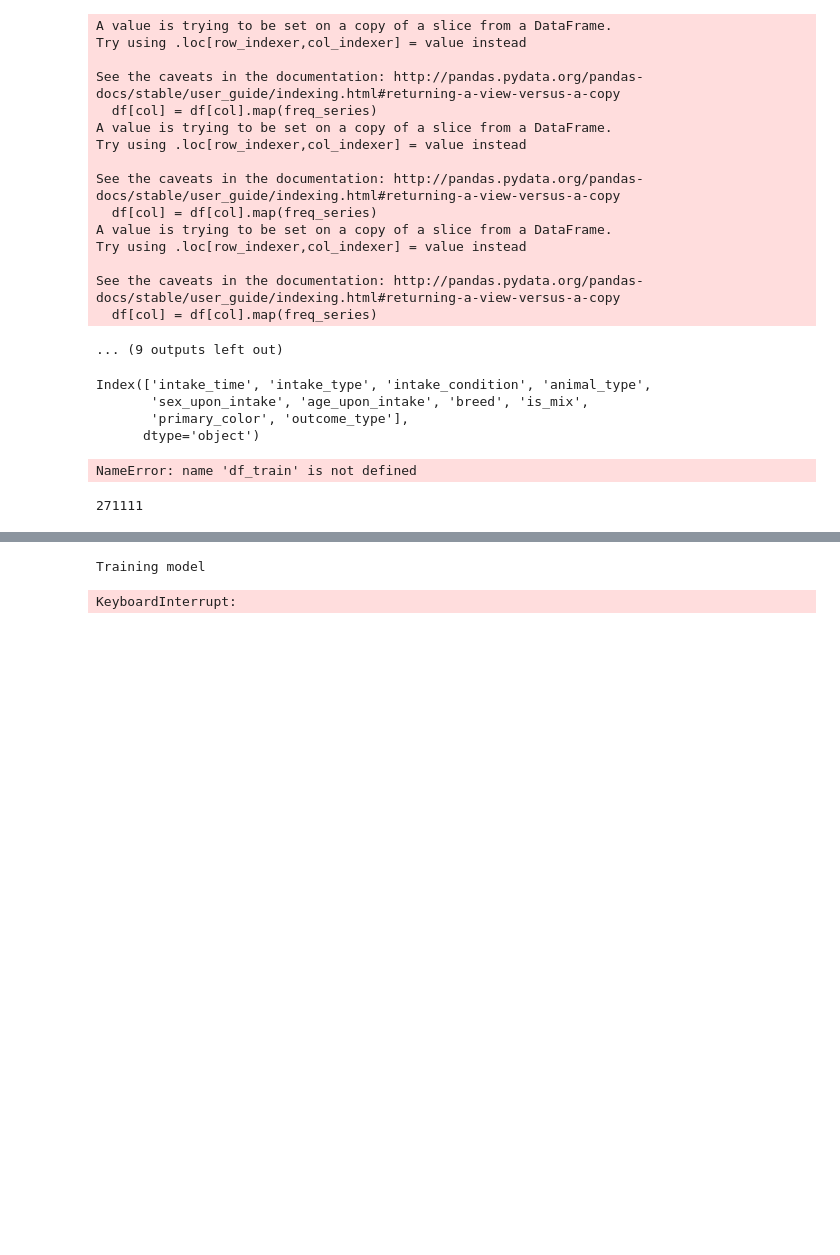
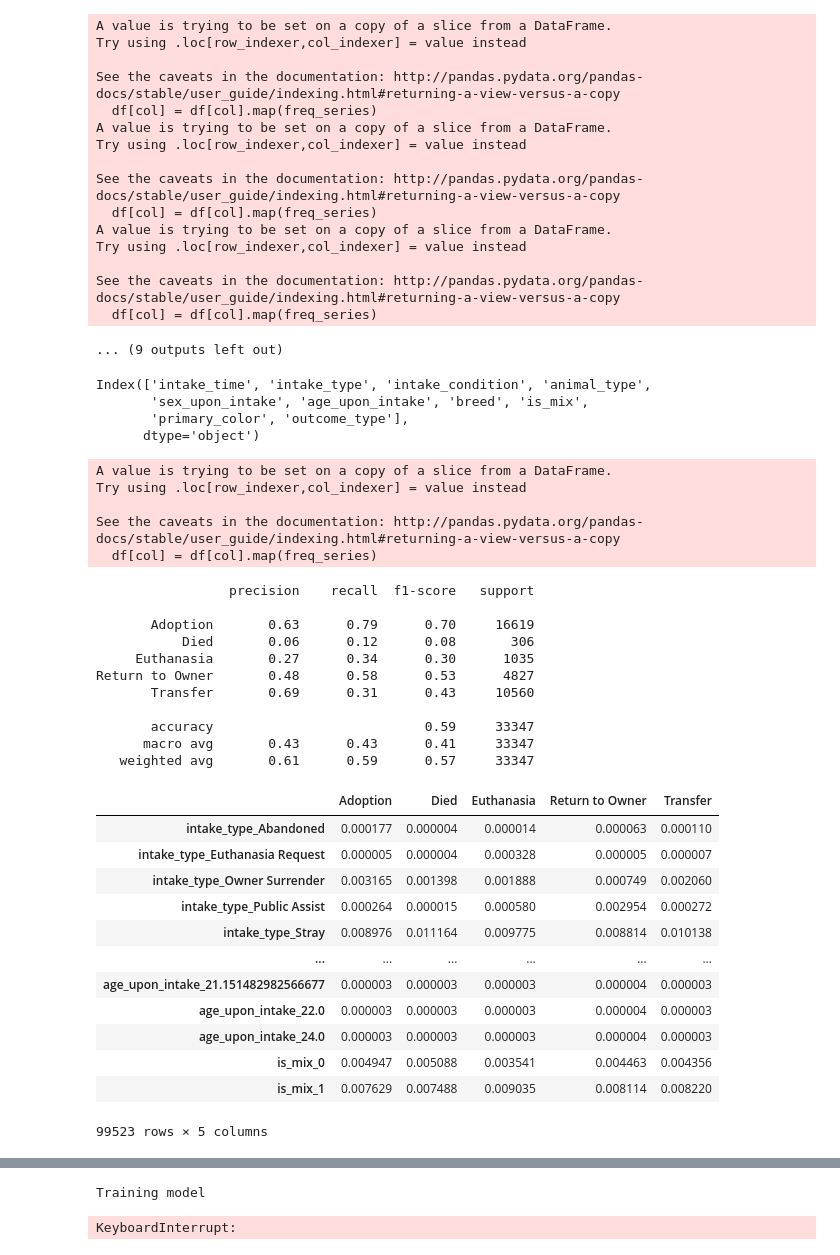
Before and after one commit to nneomaonochie/ml1-animal-data, a Jupyter notebook: naive_bayes.ipynb, the cells around one changed output, grey strips where cells are left out. Drawn from its saved outputs; the diff is of its cells as text; code cells hidden in the pictures; blank space fills up the shorter version.

```diff
--- a/naive_bayes.ipynb
+++ b/naive_bayes.ipynb
@@ -272,36 +272,59 @@ X_test_encoded = oh.transform(X_test_freq)
 
 # Predict
 y_pred = nb.predict(X_test_encoded)
 
 # Evaluate
 from sklearn.metrics import classification_report, confusion_matrix
 classification_report_with_accuracy_score(labels_test, y_pred)
 
 # Convert log probabilities to actual probabilities
 feature_probs = np.exp(nb.feature_log_prob_)  # shape: (n_classes, n_features)
 
 
 feature_names = oh.get_feature_names_out()  # after one-hot encoding
 
 
 '''
 pd.set_option('display.max_rows', None)       # Show all rows
 pd.set_option('display.max_columns', None)    # Show all columns
 pd.set_option('display.width', None)          # No line wrapping
 #pd.set_option('display.max_colwidth', None)   # Don't truncate column content
 '''
 
 
 
 # Build DataFrame: rows = features, columns = classes
 feature_prob_df = pd.DataFrame(feature_probs.T, index=feature_names, columns=nb.classes_)
 cleaned_df = feature_prob_df[~feature_prob_df.index.str.contains("intake_time")]
 no_breed_no_color = cleaned_df[~cleaned_df.index.str.contains("primary_color")]
 no_breed_no_color = no_breed_no_color[~no_breed_no_color.index.str.contains("breed")]
-no_breed_no_color
 # %% [output]
-NameError: name 'df_train' is not defined
+A value is trying to be set on a copy of a slice from a DataFrame.
+Try using .loc[row_indexer,col_indexer] = value instead
+
+See the caveats in the documentation: http://pandas.pydata.org/pandas-docs/stable/user_guide/indexing.html#returning-a-view-versus-a-copy
+  df[col] = df[col].map(freq_series)
+                 precision    recall  f1-score   support
+
+       Adoption       0.63      0.79      0.70     16619
+           Died       0.06      0.12      0.08       306
+     Euthanasia       0.27      0.34      0.30      1035
+Return to Owner       0.48      0.58      0.53      4827
+       Transfer       0.69      0.31      0.43     10560
+
+       accuracy                           0.59     33347
+      macro avg       0.43      0.43      0.41     33347
+   weighted avg       0.61      0.59      0.57     33347
+|  | Adoption | Died | Euthanasia | Return to Owner | Transfer |
+| intake_type_Abandoned | 0.000177 | 0.000004 | 0.000014 | 0.000063 | 0.000110 |
+| intake_type_Euthanasia Request | 0.000005 | 0.000004 | 0.000328 | 0.000005 | 0.000007 |
+| intake_type_Owner Surrender | 0.003165 | 0.001398 | 0.001888 | 0.000749 | 0.002060 |
+| intake_type_Public Assist | 0.000264 | 0.000015 | 0.000580 | 0.002954 | 0.000272 |
+| intake_type_Stray | 0.008976 | 0.011164 | 0.009775 | 0.008814 | 0.010138 |
+| ... | ... | ... | ... | ... | ... |
+| age_upon_intake_21.151482982566677 | 0.000003 | 0.000003 | 0.000003 | 0.000004 | 0.000003 |
+| age_upon_intake_22.0 | 0.000003 | 0.000003 | 0.000003 | 0.000004 | 0.000003 |
+| age_upon_intake_24.0 | 0.000003 | 0.000003 | 0.000003 | 0.000004 | 0.000003 |
+| is_mix_0 | 0.004947 | 0.005088 | 0.003541 | 0.004463 | 0.004356 |
+| is_mix_1 | 0.007629 | 0.007488 | 0.009035 | 0.008114 | 0.008220 |
+99523 rows × 5 columns
-# %%
-feature_prob_df.shape[0]
-# %% [output]
-271111
```
Also changed, not shown: parts of 3 cells of this notebook.
